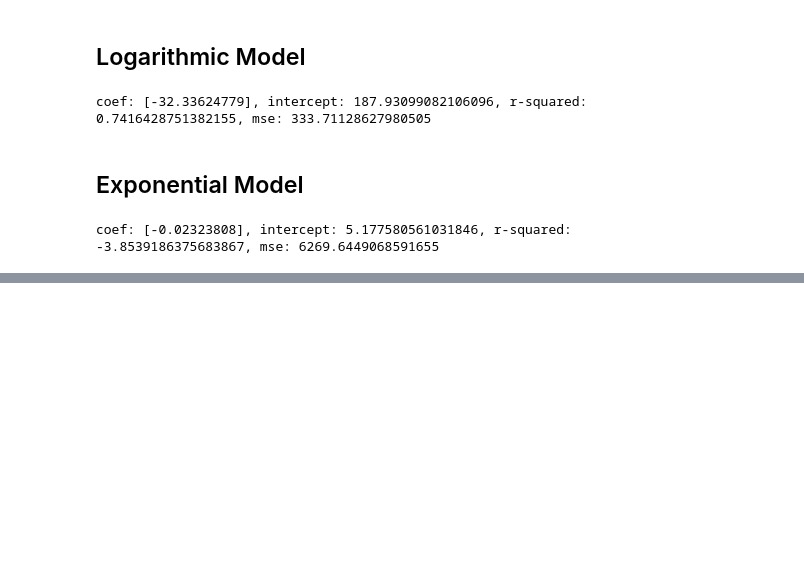
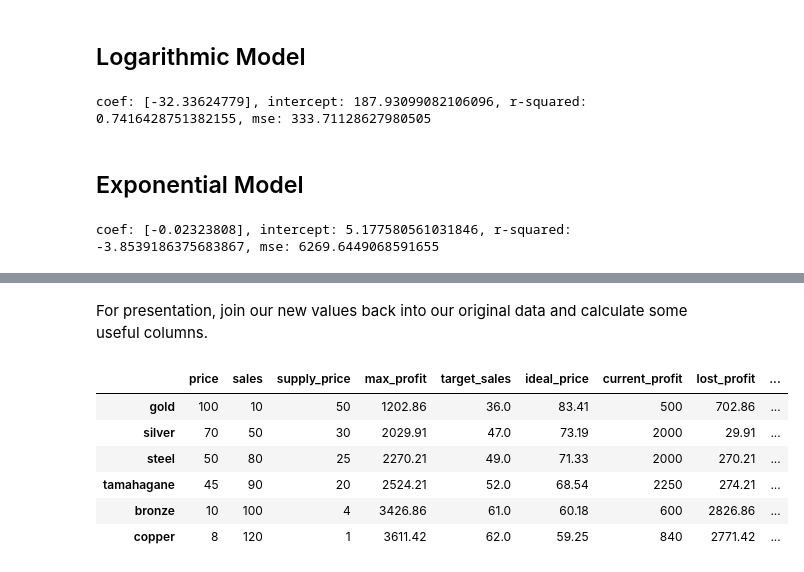
Before and after one commit to garett-ross/garett-notebooks, a Jupyter notebook: pricing.ipynb, the cells around one changed output, grey strips where cells are left out. Saved outputs shown, nothing was run; the diff lists cells and outputs as text; code cells hidden in the pictures; blank space fills up the shorter version.

```diff
--- a/pricing.ipynb
+++ b/pricing.ipynb
@@ -136,4 +138,4 @@ fig2.update_layout(
 # %%
-def demand(sale):
+#formula to get price given target sales.
+def sale_price(sale):
     return (sale - regr.intercept_) / regr.coef_[0]
-demand_array = [demand(sale) for sale in all_sales]
@@ -201,0 +187,8 @@ optimal_profit / 50
+# %%
+# calculate the profit as: for each number of sales, the ideal price minus supply cost, the multiply bu number of sales.
+gold_unit_profit = [((demand(sale) - stock['gold']['supply_price']) * sale) for sale in all_sales]
+silver_unit_profit = [((demand(sale) - stock['silver']['supply_price']) * sale) for sale in all_sales]
+steel_unit_profit = [((demand(sale) - stock['steel']['supply_price']) * sale) for sale in all_sales]
+tamahagane_unit_profit = [((demand(sale) - stock['tamahagane']['supply_price']) * sale) for sale in all_sales]
+bronze_unit_profit = [((demand(sale) - stock['bronze']['supply_price']) * sale) for sale in all_sales]
+copper_unit_profit = [((demand(sale) - stock['copper']['supply_price']) * sale) for sale in all_sales]
@@ -201,0 +220,26 @@ optimal_profit / 50
+# %%
+profits = {'gold':{'max_profit':round(max(gold_unit_profit),2),'target_sales':gold_unit_profit.index(max(gold_unit_profit)) + 1,'ideal_price': round(sale_price(gold_unit_profit.index(max(gold_unit_profit)) + 1),2)},
+           'silver':{'max_profit':round(max(silver_unit_profit),2),'target_sales':silver_unit_profit.index(max(silver_unit_profit)) + 1,'ideal_price': round(sale_price(silver_unit_profit.index(max(silver_unit_profit)) + 1),2)},
+           'steel':{'max_profit':round(max(steel_unit_profit),2),'target_sales':steel_unit_profit.index(max(steel_unit_profit)) + 1,'ideal_price': round(sale_price(steel_unit_profit.index(max(steel_unit_profit)) + 1),2)},
+           'tamahagane':{'max_profit':round(max(tamahagane_unit_profit),2),'target_sales':tamahagane_unit_profit.index(max(tamahagane_unit_profit)) + 1,'ideal_price': round(sale_price(tamahagane_unit_profit.index(max(tamahagane_unit_profit)) + 1),2)},
+           'bronze':{'max_profit':round(max(bronze_unit_profit),2),'target_sales':bronze_unit_profit.index(max(bronze_unit_profit)) + 1,'ideal_price': round(sale_price(bronze_unit_profit.index(max(bronze_unit_profit)) + 1),2)},
+           'copper':{'max_profit':round(max(copper_unit_profit),2),'target_sales':copper_unit_profit.index(max(copper_unit_profit)) + 1,'ideal_price': round(sale_price(copper_unit_profit.index(max(copper_unit_profit)) + 1),2)}
+           }
+profits_df = pd.DataFrame(profits)
+# %% [markdown]
+<p>For presentation, join our new values back into our original data and calculate some useful columns.</p>
+# %%
+results = pd.concat([stock_df.transpose(), profits_df.transpose()],axis=1)
+results['current_profit'] = (results['price'] - results['supply_price']) * results['sales']
+results['lost_profit'] = results['max_profit'] - results['current_profit']
+results['lost_sales'] = results['target_sales'] - results['sales']
+results['price_adjustment'] = results['ideal_price'] - results['price']
+results
+# %% [output]
+|  | price | sales | supply_price | max_profit | target_sales | ideal_price | current_profit | lost_profit | ... |
+| gold | 100 | 10 | 50 | 1202.86 | 36.0 | 83.41 | 500 | 702.86 | ... |
+| silver | 70 | 50 | 30 | 2029.91 | 47.0 | 73.19 | 2000 | 29.91 | ... |
+| steel | 50 | 80 | 25 | 2270.21 | 49.0 | 71.33 | 2000 | 270.21 | ... |
+| tamahagane | 45 | 90 | 20 | 2524.21 | 52.0 | 68.54 | 2250 | 274.21 | ... |
+| bronze | 10 | 100 | 4 | 3426.86 | 61.0 | 60.18 | 600 | 2826.86 | ... |
+| copper | 8 | 120 | 1 | 3611.42 | 62.0 | 59.25 | 840 | 2771.42 | ... |
```
Also changed, not shown: parts of 23 cells of this notebook.
